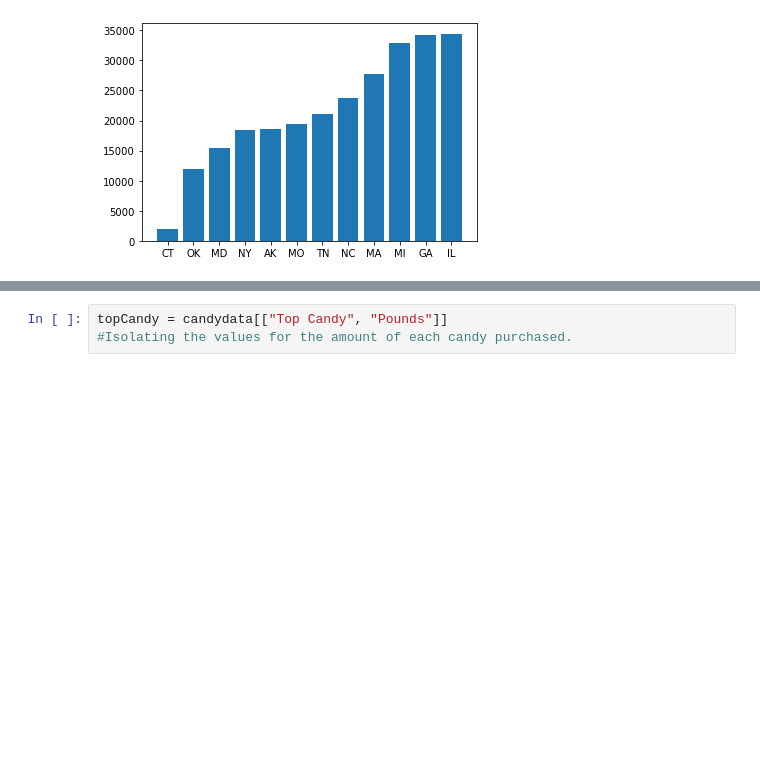
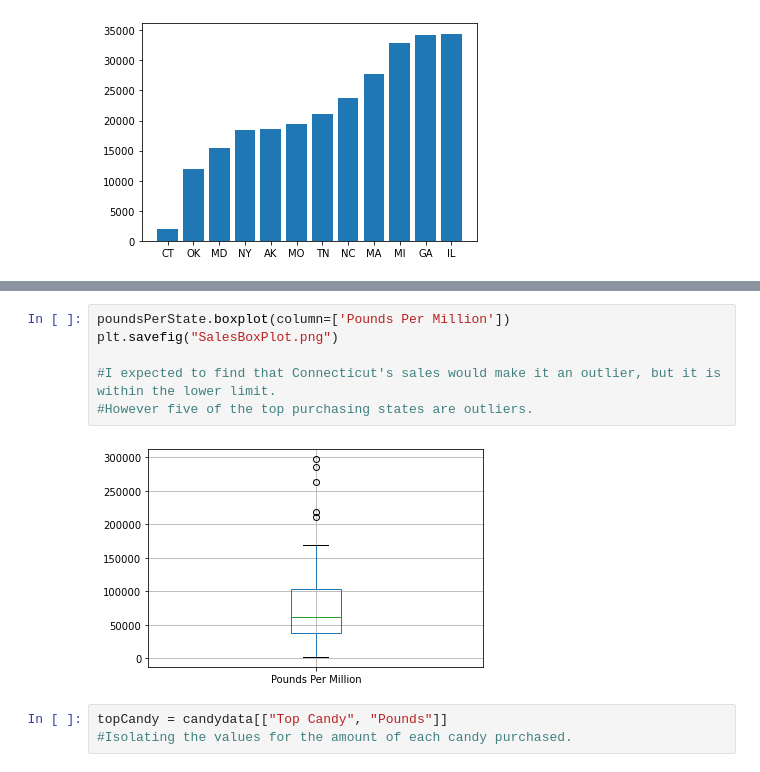
Before and after one commit to slobanwala1/candyology, a Jupyter notebook: candy data.ipynb, the cells around one changed output, grey strips where cells are left out. Saved outputs shown, nothing was run; the diff lists cells and outputs as text; blank space fills up the shorter version.

Commit message:
adding one more outlier.

```diff
--- a/candy data.ipynb
+++ b/candy data.ipynb
@@ -158,3 +171,11 @@ plt.savefig("BottomPoundsPerState.png")
+# %%
+poundsPerState.boxplot(column=['Pounds Per Million'])
+plt.savefig("SalesBoxPlot.png")
+
+#I expected to find that Connecticut's sales would make it an outlier, but it is within the lower limit.
+#However five of the top purchasing states are outliers.
+# %% [output]
+[figure, added]
 # %%
 topCandy = candydata[["Top Candy", "Pounds"]]
 #Isolating the values for the amount of each candy purchased.
```
Also changed, not shown: parts of 2 cells of this notebook, 1 other file.
